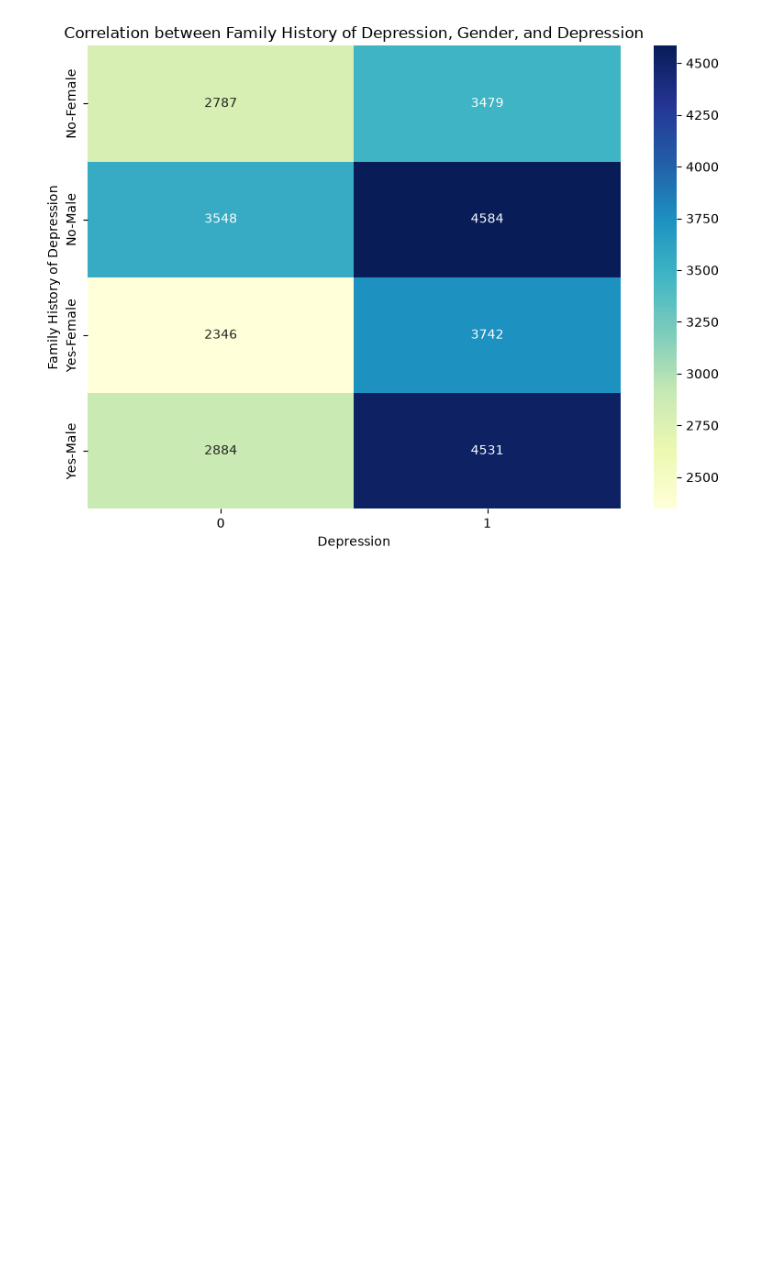
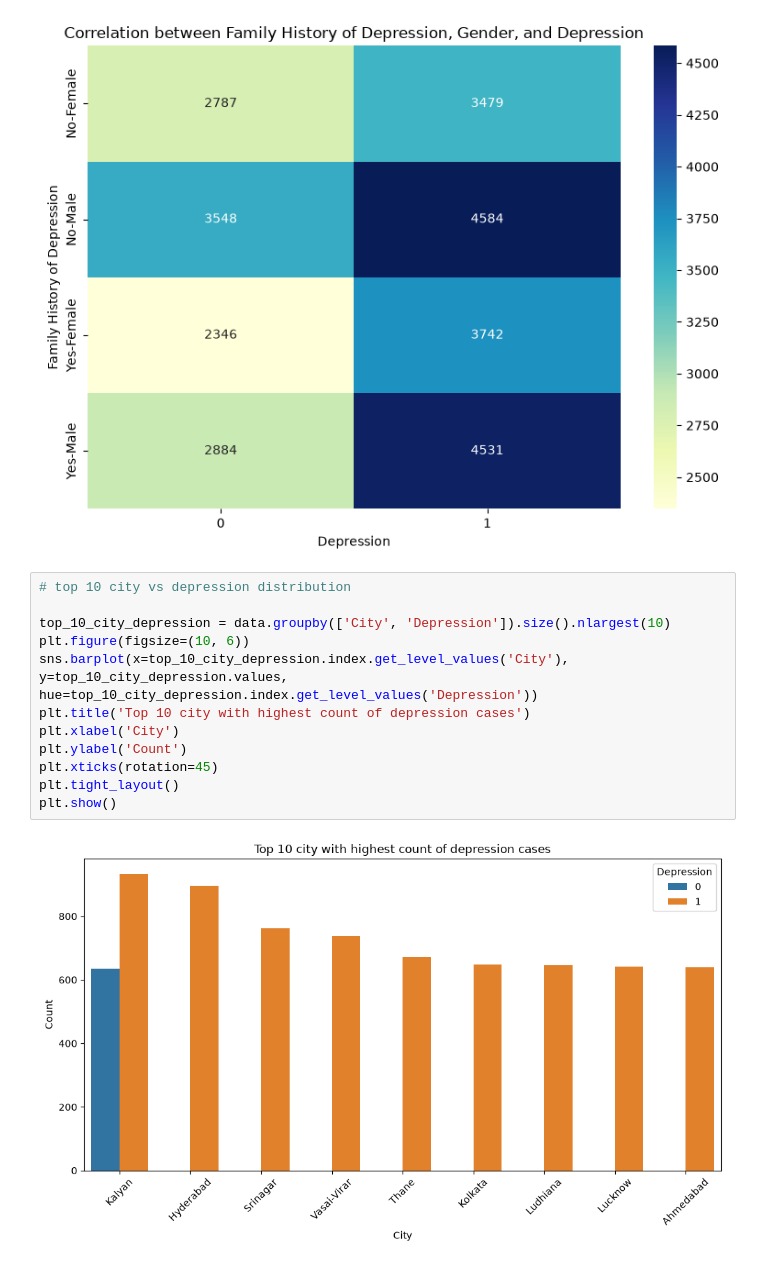
Before and after one commit to UlysseNMK312/Student_depression_analysis, a Jupyter notebook: notebooks/exploration.ipynb, the cells around one changed output. Saved outputs shown, nothing was run; the diff lists cells and outputs as text; blank space fills up the shorter version.

Commit message:
{Top 10 city with highest count of depression cases}

```diff
--- a/notebooks/exploration.ipynb
+++ b/notebooks/exploration.ipynb
@@ -368,3 +368,17 @@ plt.tight_layout()
 plt.show()
 # %% [output]
 [figure]
+# %%
+# top 10 city vs depression distribution
+
+top_10_city_depression = data.groupby(['City', 'Depression']).size().nlargest(10)
+plt.figure(figsize=(10, 6))
+sns.barplot(x=top_10_city_depression.index.get_level_values('City'), y=top_10_city_depression.values, hue=top_10_city_depression.index.get_level_values('Depression'))
+plt.title('Top 10 city with highest count of depression cases')
+plt.xlabel('City')
+plt.ylabel('Count')
+plt.xticks(rotation=45)
+plt.tight_layout()
+plt.show()
+# %% [output]
+[figure, added]
```
